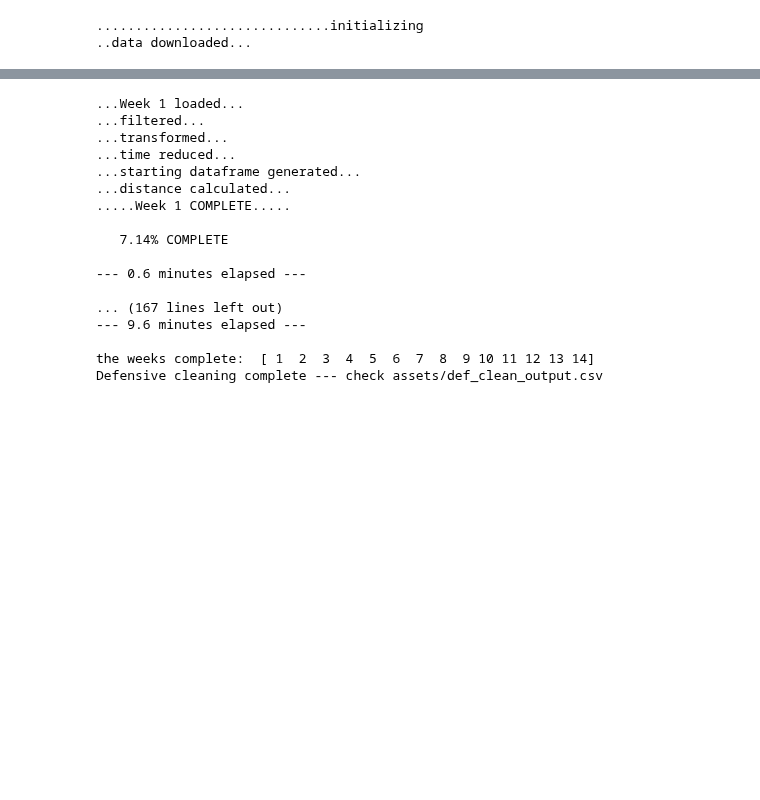
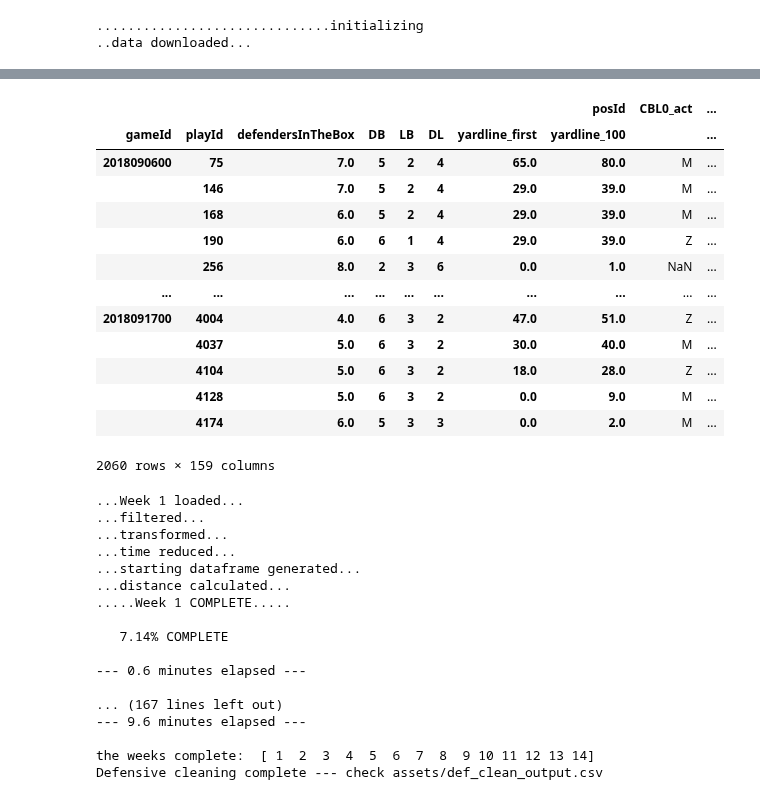
Before and after one commit to andrewbakert/NFL_Pass_Pred, a Jupyter notebook: cosine_sim.ipynb, the cells around one changed output, grey strips where cells are left out. Cells and saved outputs as stored; diff of their text form; code cells hidden in the pictures; blank space fills up the shorter version.

```diff
--- a/cosine_sim.ipynb
+++ b/cosine_sim.ipynb
@@ -7,3 +7,7 @@ def_cleaning = DefensiveCleaning(n_cuts=11)
 # %% [output]
 ..............................initializing
 ..data downloaded...
+# %%
+%%time
+
+week1 = def_cleaning.generate_full_df(1, 2)
@@ -10,3 +32,20 @@ def_cleaning = DefensiveCleaning(n_cuts=11)
+# %%
+week1
+# %% [output]
+|  |  |  |  |  |  |  | posId | CBL0_act | ... |
+| gameId | playId | defendersInTheBox | DB | LB | DL | yardline_first | yardline_100 |  | ... |
+| 2018090600 | 75 | 7.0 | 5 | 2 | 4 | 65.0 | 80.0 | M | ... |
+|  | 146 | 7.0 | 5 | 2 | 4 | 29.0 | 39.0 | M | ... |
+|  | 168 | 6.0 | 5 | 2 | 4 | 29.0 | 39.0 | M | ... |
+|  | 190 | 6.0 | 6 | 1 | 4 | 29.0 | 39.0 | Z | ... |
+|  | 256 | 8.0 | 2 | 3 | 6 | 0.0 | 1.0 | NaN | ... |
+| ... | ... | ... | ... | ... | ... | ... | ... | ... | ... |
+| 2018091700 | 4004 | 4.0 | 6 | 3 | 2 | 47.0 | 51.0 | Z | ... |
+|  | 4037 | 5.0 | 6 | 3 | 2 | 30.0 | 40.0 | M | ... |
+|  | 4104 | 5.0 | 6 | 3 | 2 | 18.0 | 28.0 | Z | ... |
+|  | 4128 | 5.0 | 6 | 3 | 2 | 0.0 | 9.0 | M | ... |
+|  | 4174 | 6.0 | 5 | 3 | 3 | 0.0 | 2.0 | M | ... |
+2060 rows × 159 columns
 # %%
 df = def_cleaning.generate_full_df(1, 14)
 # %% [output]
```
Also changed, not shown: parts of 1 cell of this notebook, 1 other file.
